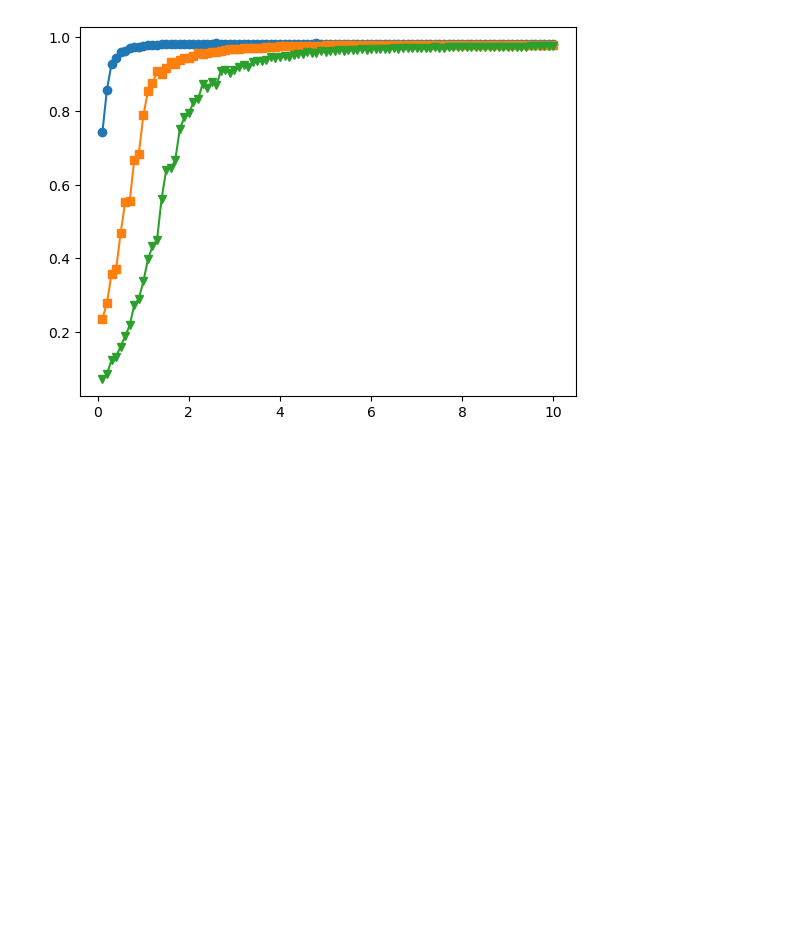
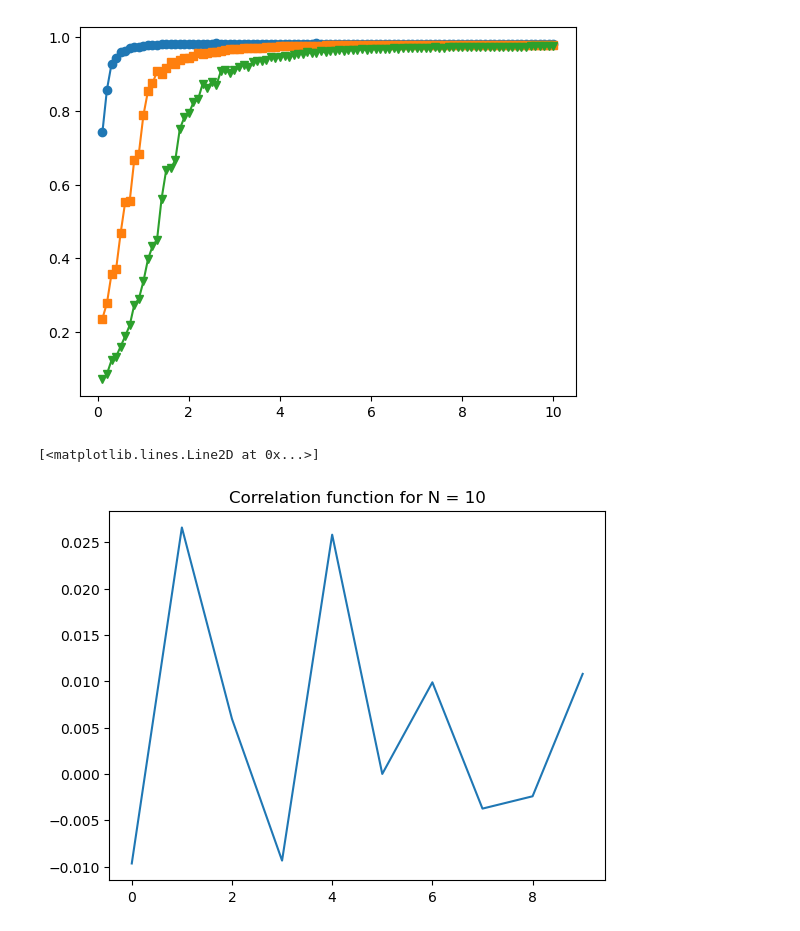
Before and after one commit to YannickHradetzky/Simulation, a Jupyter notebook: vicsek.ipynb, the cells around one changed output. Drawn from its saved outputs; the diff is of its cells as text; code cells hidden in the pictures; blank space fills up the shorter version.

```diff
--- a/vicsek.ipynb
+++ b/vicsek.ipynb
@@ -177,0 +176,9 @@ TypeError: 'int' object is not iterable
+# %%
+filenames = glob.glob("out/vicsek/100/Corr*txt")
+df = pd.read_csv(filenames[30], sep=" ", header=None)
+plt.figure()
+plt.title("Correlation function for N = 10")
+plt.plot(df.iloc[:,0])
+# %% [output]
+[<matplotlib.lines.Line2D at 0x...>]
+[figure, added]
```
Also changed, not shown: parts of 1 cell of this notebook, 3 other files.
